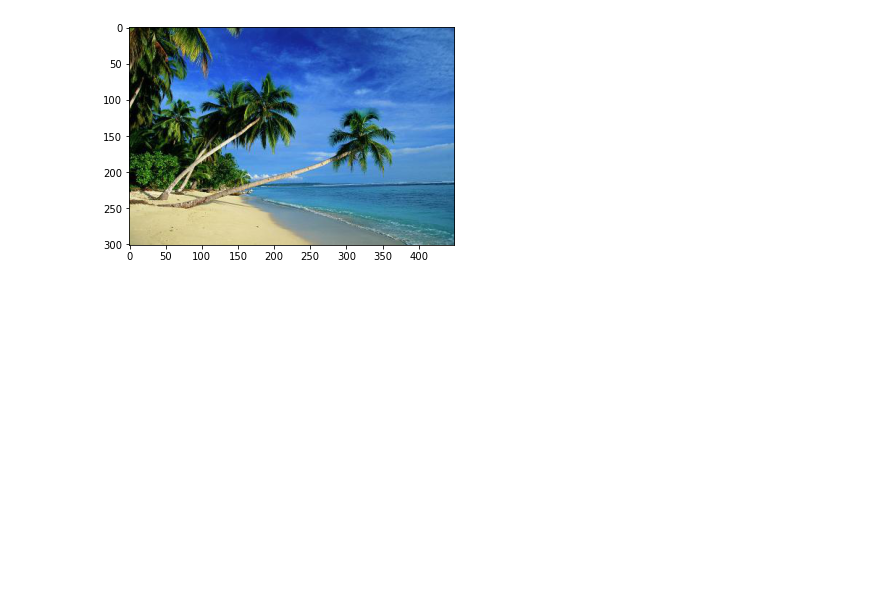
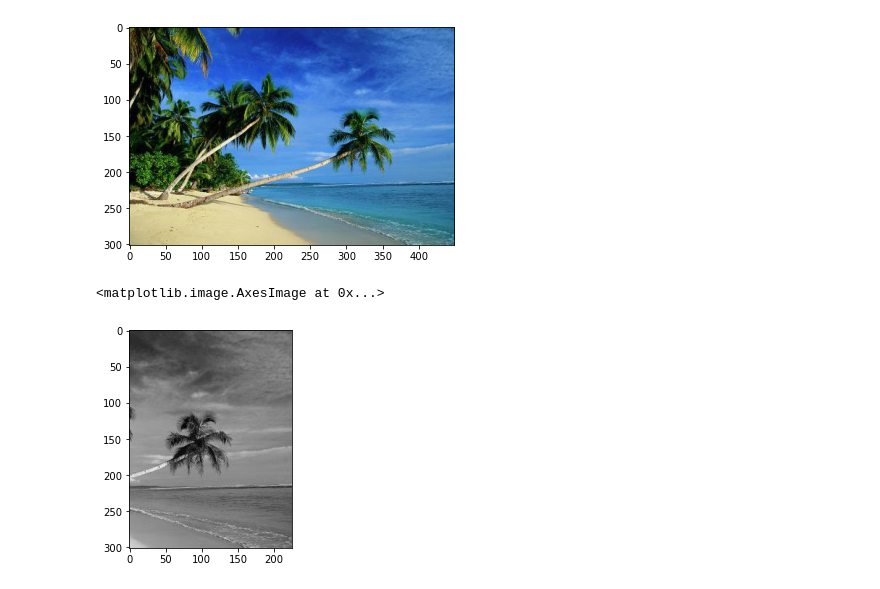
Before and after one commit to jainsanyam786/Intro_To_AI, a Jupyter notebook: Project4/Image_Recoloration.ipynb, the cells around one changed output. Saved outputs shown, nothing was run; the diff lists cells and outputs as text; code cells hidden in the pictures; blank space fills up the shorter version.

```diff
--- a/Project4/Image_Recoloration.ipynb
+++ b/Project4/Image_Recoloration.ipynb
@@ -28,9 +38,9 @@ plt.imshow(ogimage_grey,cmap=plt.cm.gray)
 [figure]
 # %%
 ogimage_resized.shape
-trainingImage = ogimage[:,0:225,:]
+trainingImage = ogimage_resized[:,0:225,:]
 trainingImage.shape
-testingImage = ogimage[:,225:450,:]
+testingImage = ogimage_resized[:,225:450,:]
 testingImage.shape
 # %% [output]
 (301, 450, 3)
@@ -204,3 +184,9 @@ plt.imshow(ogimage_resized)
 # %% [output]
 <matplotlib.image.AxesImage at 0x...>
 [figure]
+# %%
+testingImage_gray = testingImage[:,:,0]*0.21 + testingImage[:,:,1]*0.72 + testingImage[:,:,2]*0.07
+plt.imshow(testingImage_gray,cmap=plt.cm.gray)
+# %% [output]
+<matplotlib.image.AxesImage at 0x...>
+[figure, added]
```
Also changed, not shown: parts of 10 cells of this notebook.
